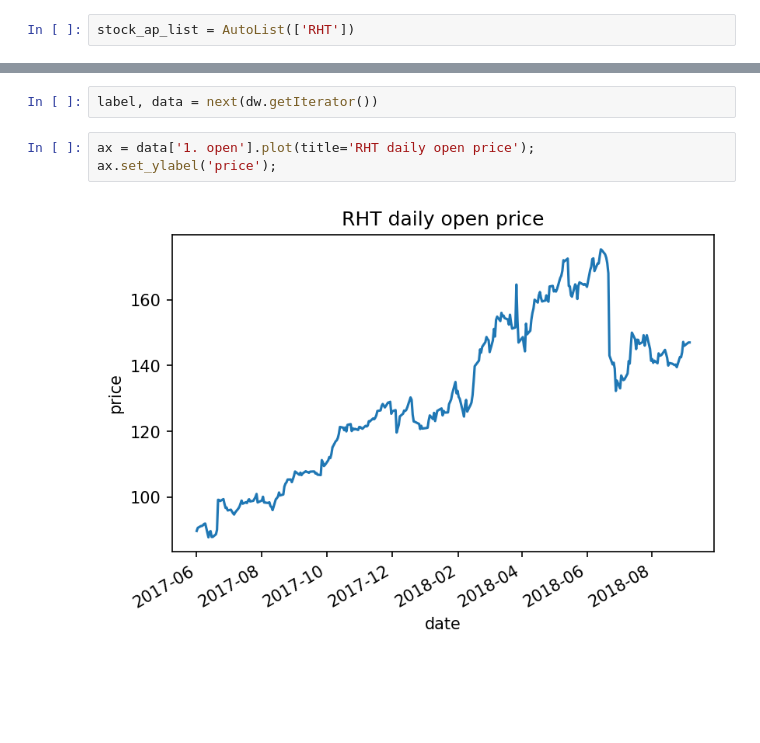
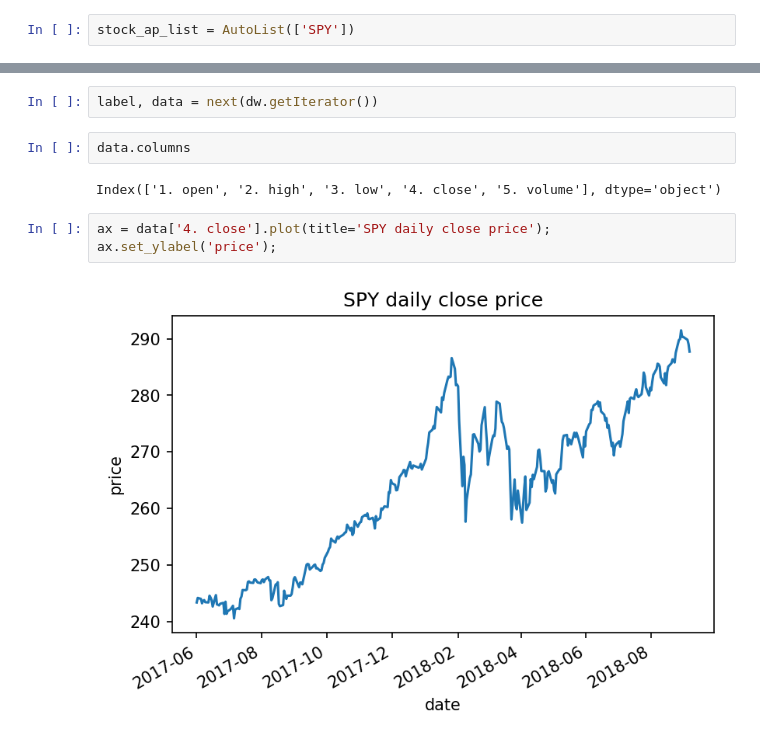
Before and after one commit to MITHaystack/scikit-dataaccess, a Jupyter notebook: skdaccess/examples/Demo_Stocks.ipynb, the cells around one changed output, grey strips where cells are left out. Drawn from its saved outputs; the diff is of its cells as text; blank space fills up the shorter version.

```diff
--- a/skdaccess/examples/Demo_Stocks.ipynb
+++ b/skdaccess/examples/Demo_Stocks.ipynb
@@ -33,13 +33,17 @@ from skdaccess.financial.stocks.stream import DataFetcher
 # %%
-stock_ap_list = AutoList(['RHT'])
+stock_ap_list = AutoList(['SPY'])
 # %%
 stockdf = DataFetcher([stock_ap_list], 'daily', '2017-06-01')
 # %%
 dw = stockdf.output()
 # %%
 label, data = next(dw.getIterator())
+# %%
+data.columns
+# %% [output]
+Index(['1. open', '2. high', '3. low', '4. close', '5. volume'], dtype='object')
 # %%
-ax = data['1. open'].plot(title='RHT daily open price');
+ax = data['4. close'].plot(title='SPY daily close price');
 ax.set_ylabel('price');
 # %% [output]
-[figure, old version]
+[figure, new version]
```
Also changed, not shown: parts of 1 cell of this notebook.
